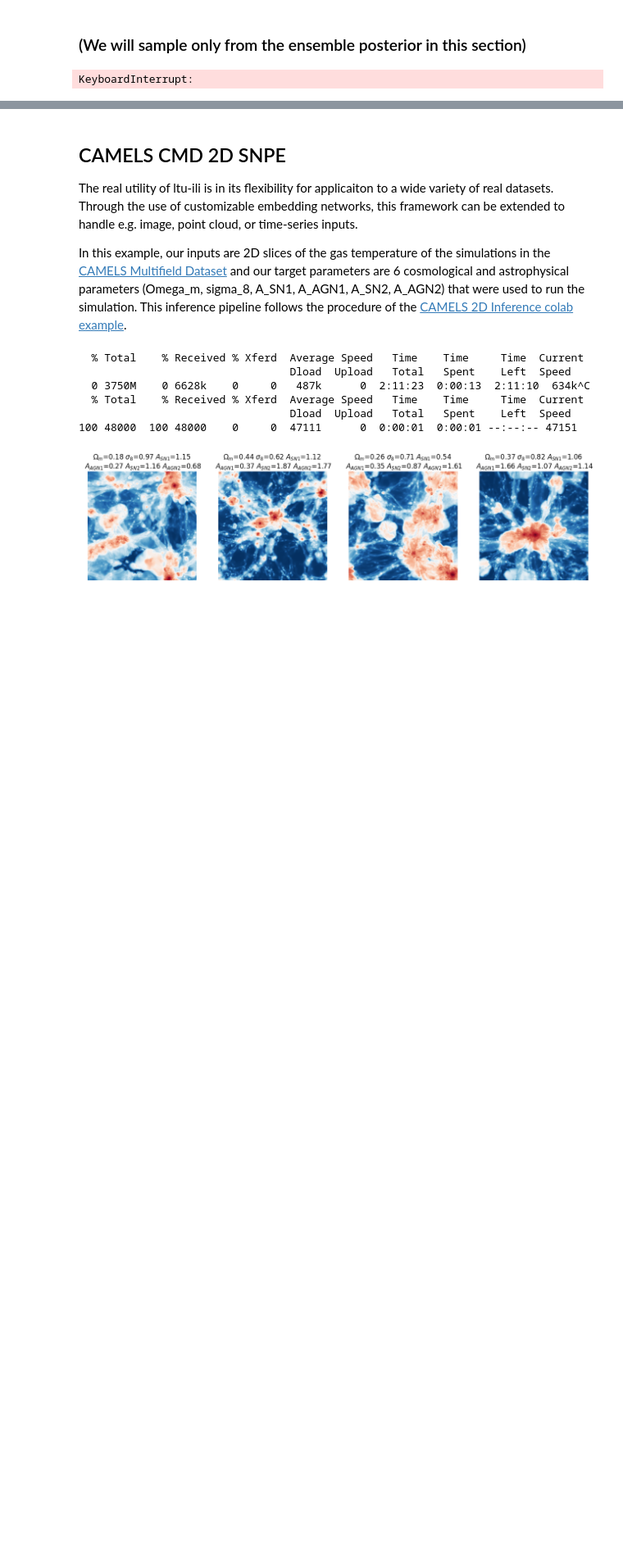
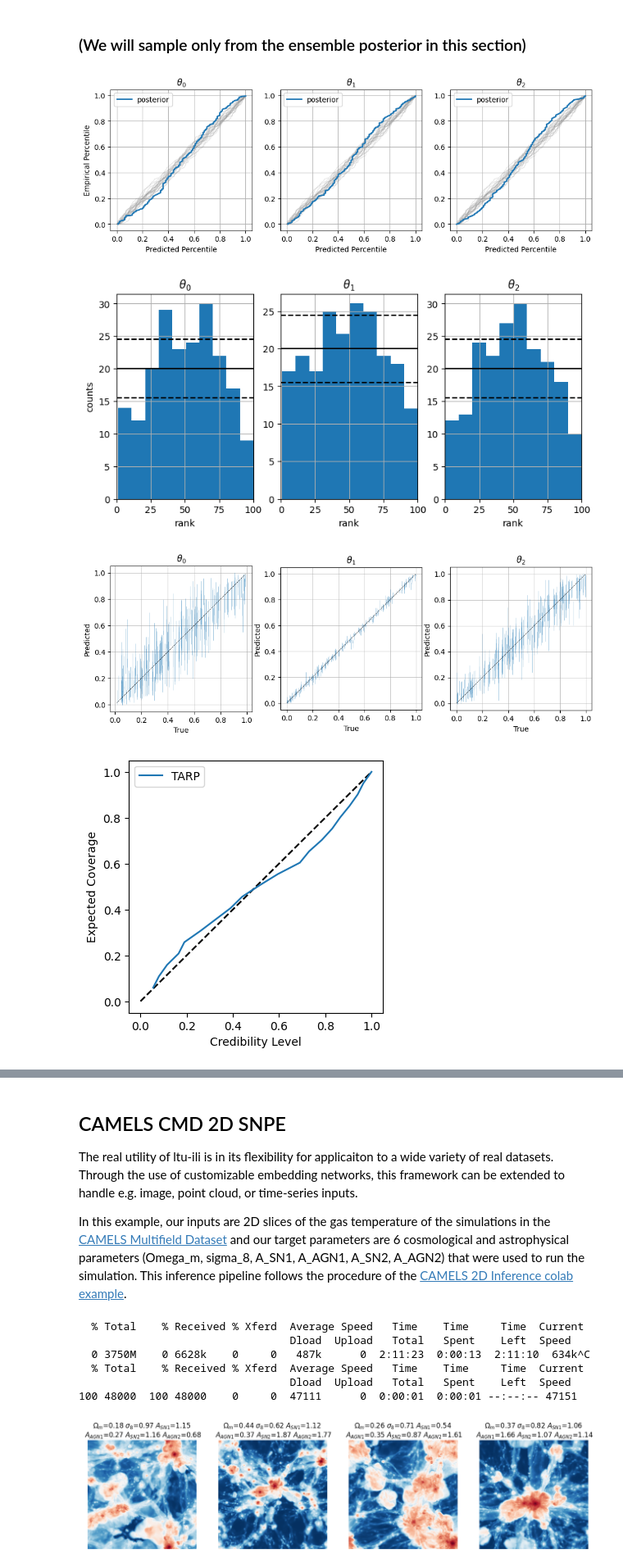
Before and after one commit to maho3/ltu-ili, a Jupyter notebook: notebooks/tutorial.ipynb, the cells around one changed output, grey strips where cells are left out. Shown at 82% size. Drawn from its saved outputs; the diff is of its cells as text; code cells hidden in the pictures; blank space fills up the shorter version.

```diff
--- a/notebooks/tutorial.ipynb
+++ b/notebooks/tutorial.ipynb
@@ -346,19 +347,23 @@ plt.colorbar(im, label='potential', use_gridspec=True, cax=axs[2])
 # %%
 # use ltu-ili's built-in validation metrics to plot the posterior for this point
 metric = PosteriorCoverage(
     backend='sbi', output_path=None, num_samples=100,
     sample_method='slice_np_vectorized',
     sample_params={'num_chains': 6, 'burn_in':20, 'thin': 3},
-    labels=[f'$\\theta_{i}$' for i in range(3)], plot_list = ["coverage", "histogram", "predictions", "TARP"]
+    labels=[f'$\\theta_{i}$' for i in range(3)],
+    plot_list = ["coverage", "histogram", "predictions", "tarp"]
 )
 
 # Drawing samples from the ensemble posterior
 
 fig = metric(
     posterior=posterior_ensemble, # NeuralPosteriorEnsemble instance from sbi package
     x_obs = x[ind], theta_obs=theta[ind],
     x=x, theta=theta
 )
 # %% [output]
-KeyboardInterrupt:
+[figure, added]
+[figure, added]
+[figure, added]
+[figure, added]
 # %% [markdown]
```
Also changed, not shown: parts of 9 cells of this notebook.
